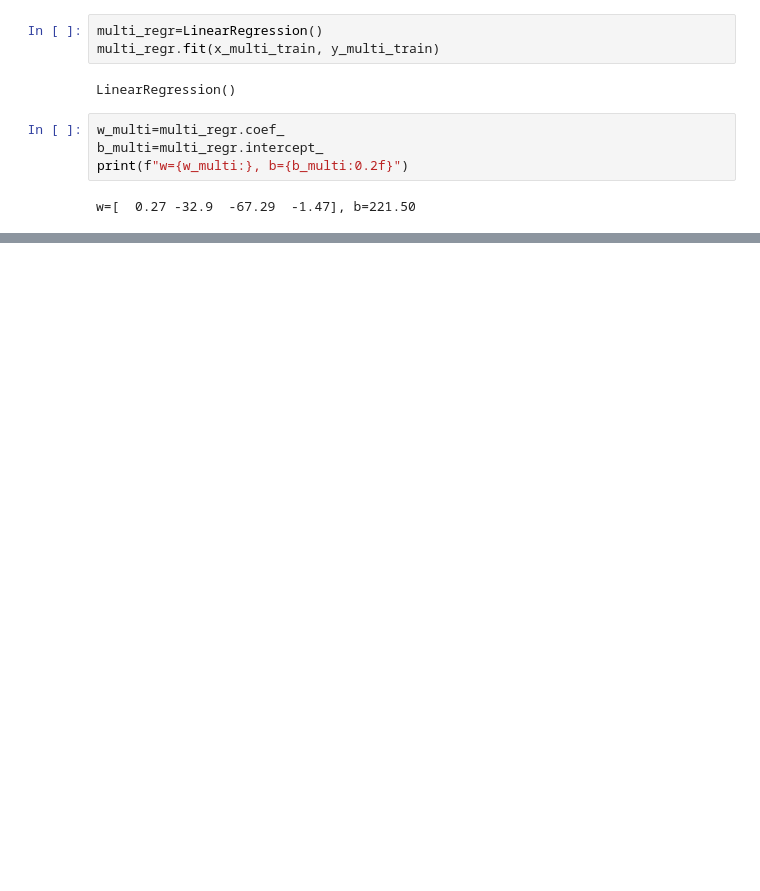
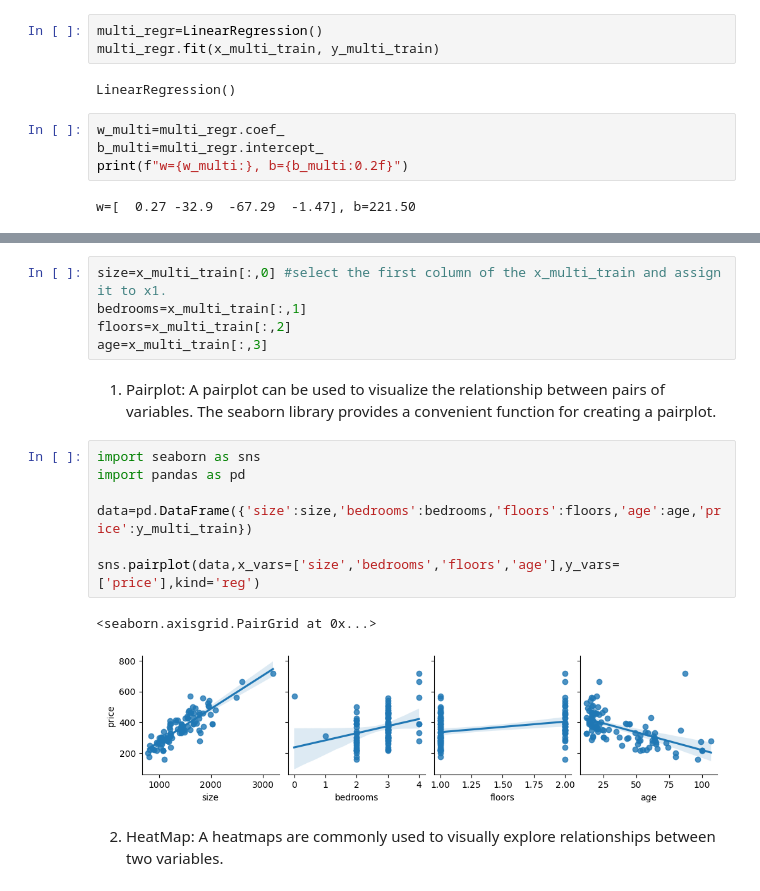
Before and after one commit to PedroCorreia07/Machine-Learing-Specialization_Coursera, a Jupyter notebook: Course 1/Optional Lab_Linear Regression using Scikit-Learn.ipynb, the cells around one changed output, grey strips where cells are left out. Cells and saved outputs as stored; diff of their text form; blank space fills up the shorter version.

```diff
--- a/Course 1/Optional Lab_Linear Regression using Scikit-Learn.ipynb
+++ b/Course 1/Optional Lab_Linear Regression using Scikit-Learn.ipynb
@@ -83,0 +90,19 @@ w=[  0.27 -32.9  -67.29  -1.47], b=221.50
+# %%
+size=x_multi_train[:,0] #select the first column of the x_multi_train and assign it to x1.
+bedrooms=x_multi_train[:,1]
+floors=x_multi_train[:,2]
+age=x_multi_train[:,3]
+# %% [markdown]
+1. Pairplot: A pairplot can be used to visualize the relationship between pairs of variables. The seaborn library provides a convenient function for creating a pairplot.
+# %%
+import seaborn as sns
+import pandas as pd
+
+data=pd.DataFrame({'size':size,'bedrooms':bedrooms,'floors':floors,'age':age,'price':y_multi_train})
+
+sns.pairplot(data,x_vars=['size','bedrooms','floors','age'],y_vars=['price'],kind='reg')
+# %% [output]
+<seaborn.axisgrid.PairGrid at 0x...>
+[figure, added]
+# %% [markdown]
+2. HeatMap: A heatmaps are commonly used to visually explore relationships between two variables.
```
Also changed, not shown: parts of 9 cells of this notebook.
